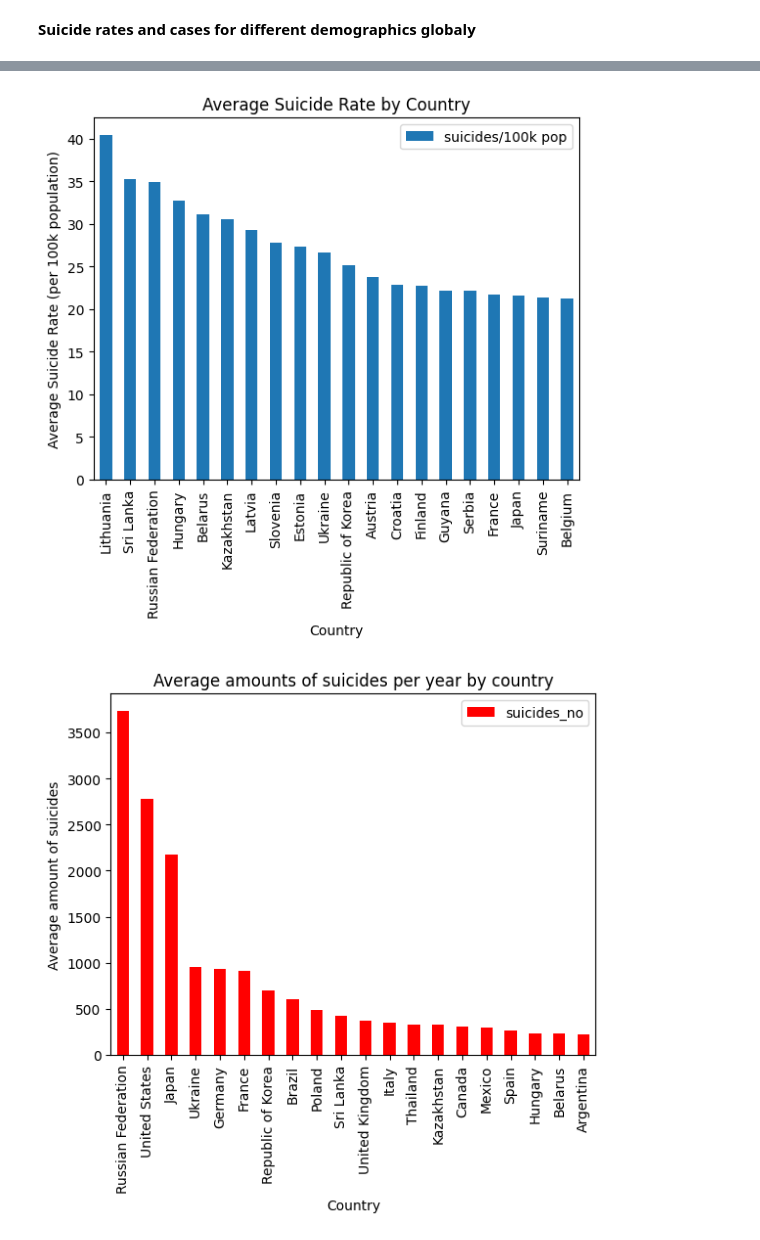
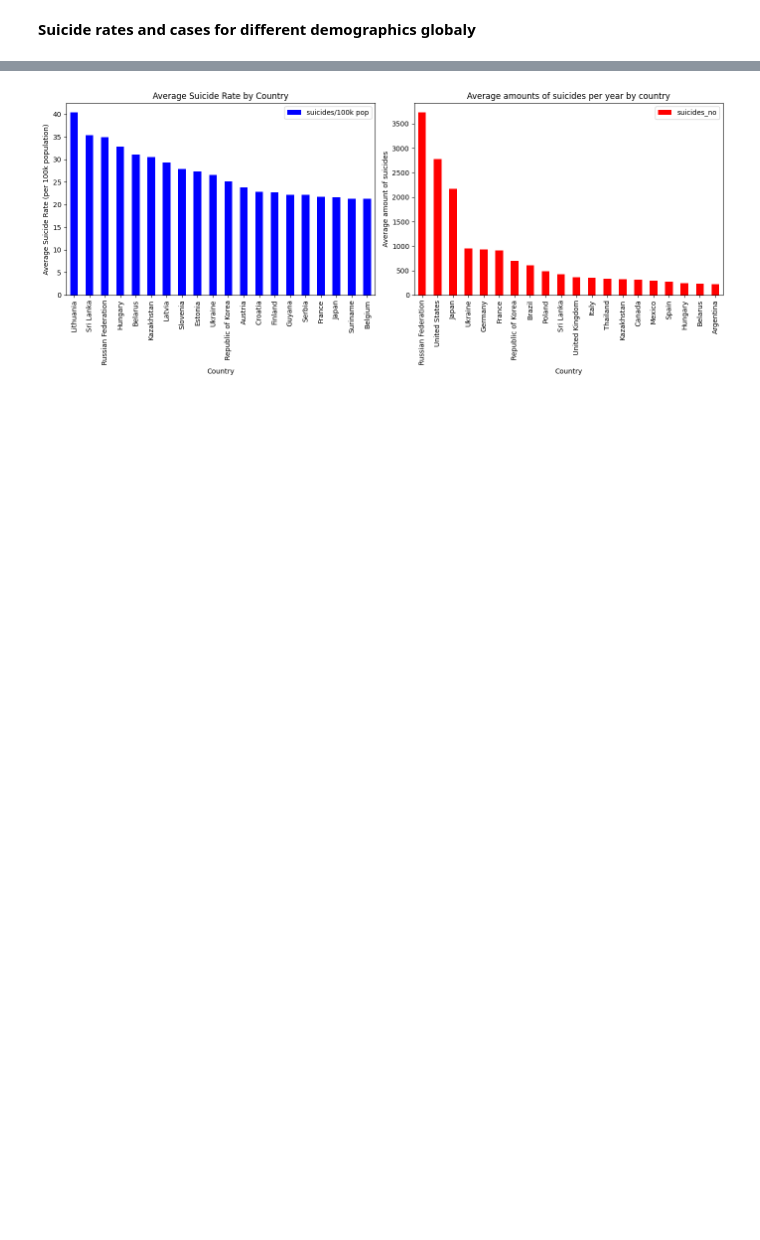
Before and after one commit to MeganeUme/inlam_pandas, a Jupyter notebook: inlam_vg.ipynb, the cells around one changed output, grey strips where cells are left out. Saved outputs shown, nothing was run; the diff lists cells and outputs as text; code cells hidden in the pictures; blank space fills up the shorter version.

```diff
--- a/inlam_vg.ipynb
+++ b/inlam_vg.ipynb
@@ -240,21 +249,29 @@ plt.show()
 # %%
 df_by_country = df.groupby(["country"])[["suicides/100k pop"]].mean()
 df_by_country_sorted = df_by_country.sort_values(by="suicides/100k pop", ascending=False).head(20)
 
-df_by_country_sorted.plot(kind="bar")
-plt.xlabel("Country")
-plt.ylabel("Average Suicide Rate (per 100k population)")
-plt.title("Average Suicide Rate by Country")
-plt.show()
-
 df_amount_by_country = df.groupby(["country"])[["suicides_no"]].mean()
 sorted_amount_country = df_amount_by_country.sort_values(by="suicides_no", ascending=False).head(20)
 
-sorted_amount_country.plot(kind="bar", color="r")
-plt.xlabel("Country")
-plt.ylabel("Average amount of suicides")
-plt.title("Average amounts of suicides per year by country")
+# Create subplots
+fig, axes = plt.subplots(1, 2, figsize=(14, 6))
+
+# First subplot: Average Suicide Rate by Country
+df_by_country_sorted.plot(kind="bar", ax=axes[0], color='b')
+axes[0].set_xlabel("Country")
+axes[0].set_ylabel("Average Suicide Rate (per 100k population)")
+axes[0].set_title("Average Suicide Rate by Country")
+
+# Second subplot: Average amounts of suicides per year by country
+sorted_amount_country.plot(kind="bar", ax=axes[1], color='r')
+axes[1].set_xlabel("Country")
+axes[1].set_ylabel("Average amount of suicides")
+axes[1].set_title("Average amounts of suicides per year by country")
+
+# Adjust layout
+plt.tight_layout()
+
+# Show plots
 plt.show()
 # %% [output]
-[figure, old version]
+[figure, new version]
-[figure, removed]
```
Also changed, not shown: parts of 5 cells of this notebook.
